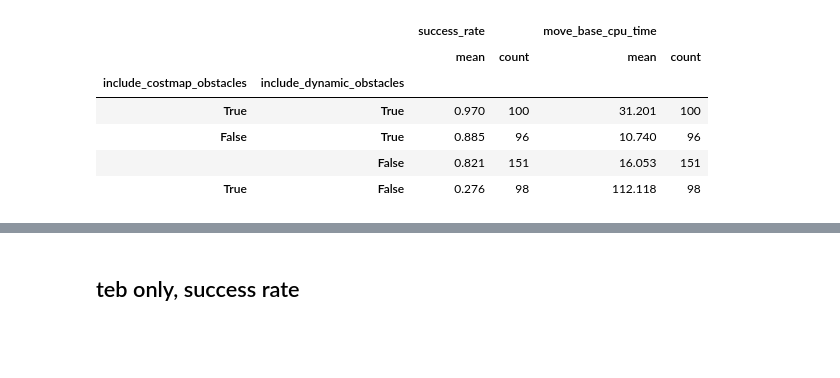
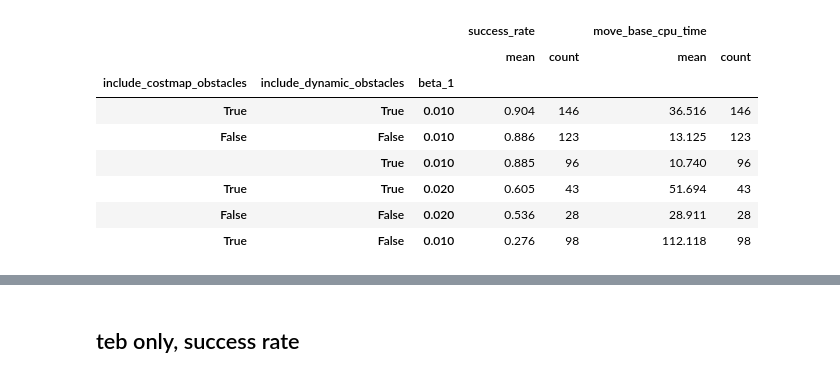
Before and after one commit to AIRLab-POLIMI/local_planning_performance_modelling, a Jupyter notebook: notebooks/thesis_plots.ipynb, the cells around one changed output, grey strips where cells are left out. Drawn from its saved outputs; the diff is of its cells as text; code cells hidden in the pictures; blank space fills up the shorter version.

```diff
--- a/notebooks/thesis_plots.ipynb
+++ b/notebooks/thesis_plots.ipynb
@@ -142,13 +142,15 @@ Name: execution_time, dtype: float64
 # %%
-df.groupby(by=['include_costmap_obstacles', 'include_dynamic_obstacles']).agg(['mean', 'count'])[['success_rate', 'move_base_cpu_time']].sort_values(by=('success_rate', 'mean'), ascending=False)
+df.groupby(by=['include_costmap_obstacles', 'include_dynamic_obstacles', 'beta_1']).agg(['mean', 'count'])[['success_rate', 'move_base_cpu_time']].sort_values(by=('success_rate', 'mean'), ascending=False)
 # %% [output]
-|  |  | success_rate |  | move_base_cpu_time |  |
-|  |  | mean | count | mean | count |
-| include_costmap_obstacles | include_dynamic_obstacles |  |  |  |  |
-| True | True | 0.970 | 100 | 31.201 | 100 |
-| False | True | 0.885 | 96 | 10.740 | 96 |
-|  | False | 0.821 | 151 | 16.053 | 151 |
-| True | False | 0.276 | 98 | 112.118 | 98 |
+|  |  |  | success_rate |  | move_base_cpu_time |  |
+|  |  |  | mean | count | mean | count |
+| include_costmap_obstacles | include_dynamic_obstacles | beta_1 |  |  |  |  |
+| True | True | 0.010 | 0.904 | 146 | 36.516 | 146 |
+| False | False | 0.010 | 0.886 | 123 | 13.125 | 123 |
+|  | True | 0.010 | 0.885 | 96 | 10.740 | 96 |
+| True | True | 0.020 | 0.605 | 43 | 51.694 | 43 |
+| False | False | 0.020 | 0.536 | 28 | 28.911 | 28 |
+| True | False | 0.010 | 0.276 | 98 | 112.118 | 98 |
 # %%
 import matplotlib.patches as patches
 
```
Also changed, not shown: parts of 9 cells of this notebook, 5 other files.
